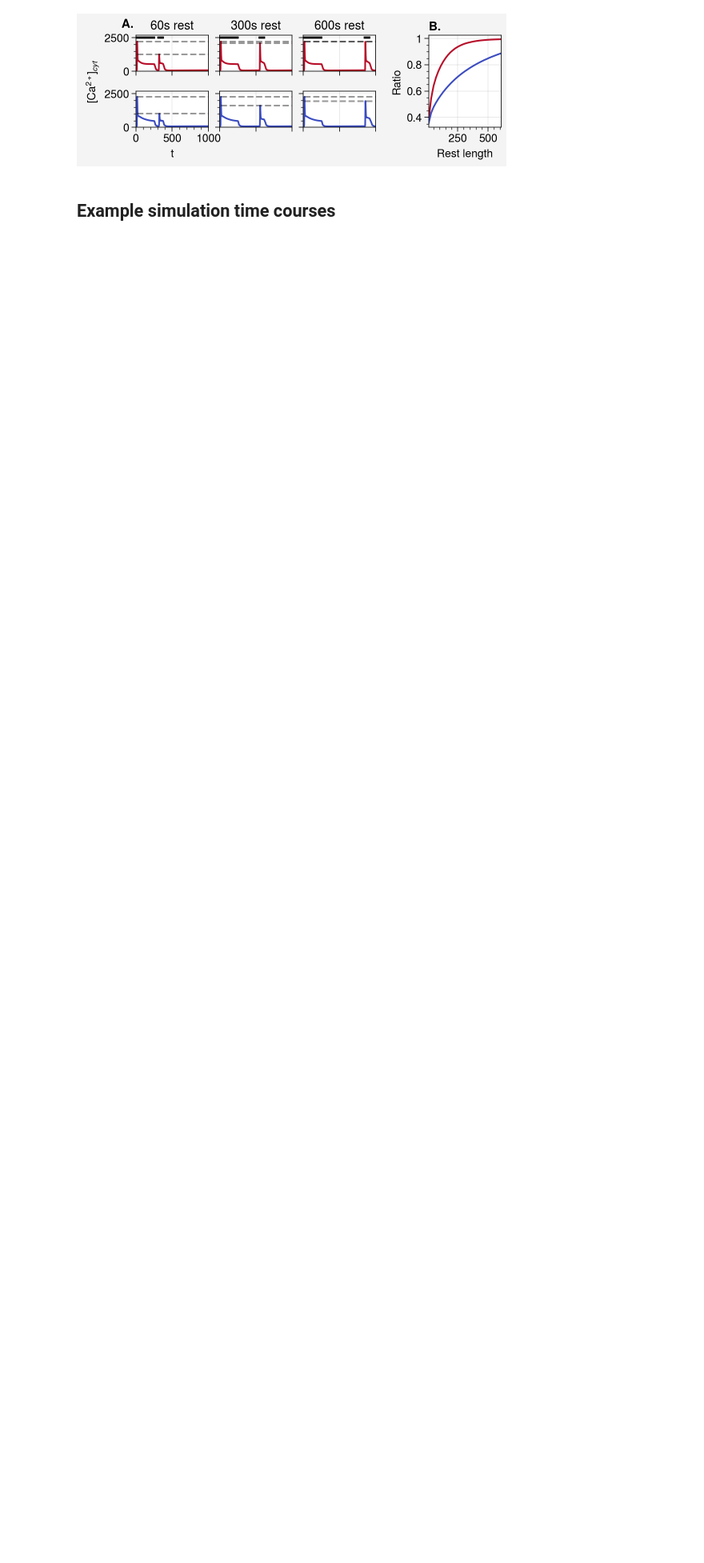
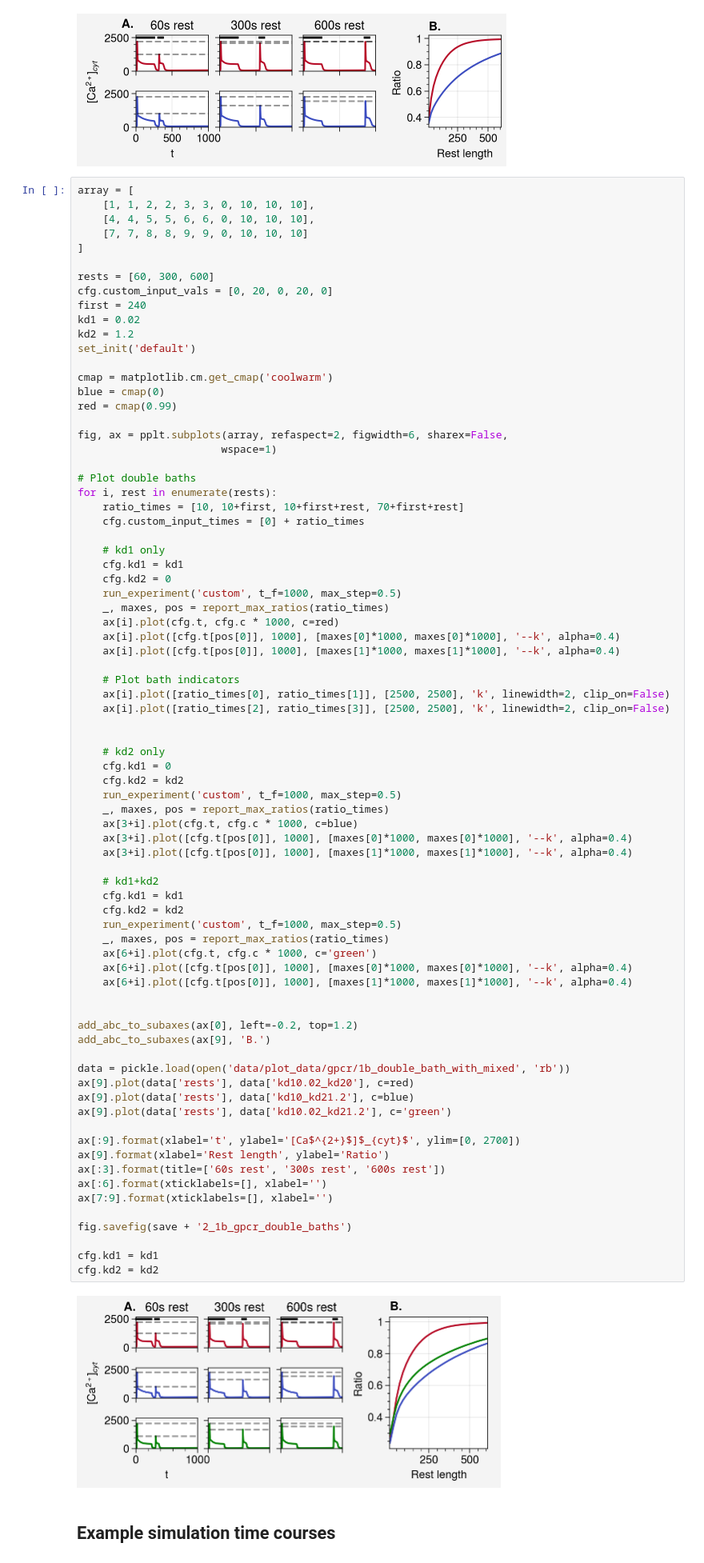
Before and after one commit to liuandrew/epilepsy_astrocytes2, a Jupyter notebook: Python/paper_plots2.ipynb, the cells around one changed output. Shown at 80% size. Drawn from its saved outputs; the diff is of its cells as text; blank space fills up the shorter version.

```diff
--- a/Python/paper_plots2.ipynb
+++ b/Python/paper_plots2.ipynb
@@ -523,6 +602,85 @@ cfg.kd1 = kd1
 cfg.kd2 = kd2
 # %% [output]
 [figure]
+# %%
+array = [
+    [1, 1, 2, 2, 3, 3, 0, 10, 10, 10],
+    [4, 4, 5, 5, 6, 6, 0, 10, 10, 10],
+    [7, 7, 8, 8, 9, 9, 0, 10, 10, 10]
+]
+
+rests = [60, 300, 600]
+cfg.custom_input_vals = [0, 20, 0, 20, 0]
+first = 240
+kd1 = 0.02
+kd2 = 1.2
+set_init('default')
+
+cmap = matplotlib.cm.get_cmap('coolwarm')
+blue = cmap(0)
+red = cmap(0.99)
+
+fig, ax = pplt.subplots(array, refaspect=2, figwidth=6, sharex=False,
+                       wspace=1)
+
+# Plot double baths
+for i, rest in enumerate(rests):
+    ratio_times = [10, 10+first, 10+first+rest, 70+first+rest]
+    cfg.custom_input_times = [0] + ratio_times
+
+    # kd1 only
+    cfg.kd1 = kd1
+    cfg.kd2 = 0
+    run_experiment('custom', t_f=1000, max_step=0.5)
+    _, maxes, pos = report_max_ratios(ratio_times)
+    ax[i].plot(cfg.t, cfg.c * 1000, c=red)
+    ax[i].plot([cfg.t[pos[0]], 1000], [maxes[0]*1000, maxes[0]*1000], '--k', alpha=0.4)
+    ax[i].plot([cfg.t[pos[0]], 1000], [maxes[1]*1000, maxes[1]*1000], '--k', alpha=0.4)
+
+    # Plot bath indicators
+    ax[i].plot([ratio_times[0], ratio_times[1]], [2500, 2500], 'k', linewidth=2, clip_on=False)
+    ax[i].plot([ratio_times[2], ratio_times[3]], [2500, 2500], 'k', linewidth=2, clip_on=False)
+
+
+    # kd2 only
+    cfg.kd1 = 0
+    cfg.kd2 = kd2
+    run_experiment('custom', t_f=1000, max_step=0.5)
+    _, maxes, pos = report_max_ratios(ratio_times)
+    ax[3+i].plot(cfg.t, cfg.c * 1000, c=blue)
+    ax[3+i].plot([cfg.t[pos[0]], 1000], [maxes[0]*1000, maxes[0]*1000], '--k', alpha=0.4)
+    ax[3+i].plot([cfg.t[pos[0]], 1000], [maxes[1]*1000, maxes[1]*1000], '--k', alpha=0.4)
+
+    # kd1+kd2
+    cfg.kd1 = kd1
+    cfg.kd2 = kd2
+    run_experiment('custom', t_f=1000, max_step=0.5)
+    _, maxes, pos = report_max_ratios(ratio_times)
+    ax[6+i].plot(cfg.t, cfg.c * 1000, c='green')
+    ax[6+i].plot([cfg.t[pos[0]], 1000], [maxes[0]*1000, maxes[0]*1000], '--k', alpha=0.4)
+    ax[6+i].plot([cfg.t[pos[0]], 1000], [maxes[1]*1000, maxes[1]*1000], '--k', alpha=0.4)
+
+
+add_abc_to_subaxes(ax[0], left=-0.2, top=1.2)
+add_abc_to_subaxes(ax[9], 'B.')
+
+data = pickle.load(open('data/plot_data/gpcr/1b_double_bath_with_mixed', 'rb'))
+ax[9].plot(data['rests'], data['kd10.02_kd20'], c=red)
+ax[9].plot(data['rests'], data['kd10_kd21.2'], c=blue)
+ax[9].plot(data['rests'], data['kd10.02_kd21.2'], c='green')
+
+ax[:9].format(xlabel='t', ylabel='[Ca$^{2+}$]$_{cyt}$', ylim=[0, 2700])
+ax[9].format(xlabel='Rest length', ylabel='Ratio')
+ax[:3].format(title=['60s rest', '300s rest', '600s rest'])
+ax[:6].format(xticklabels=[], xlabel='')
+ax[7:9].format(xticklabels=[], xlabel='')
+
+fig.savefig(save + '2_1b_gpcr_double_baths')
+
+cfg.kd1 = kd1
+cfg.kd2 = kd2
+# %% [output]
+[figure, added]
 # %% [markdown]
 ## Example simulation time courses
 # %% [markdown]
```
Also changed, not shown: parts of 5 cells of this notebook, 1 other file.
